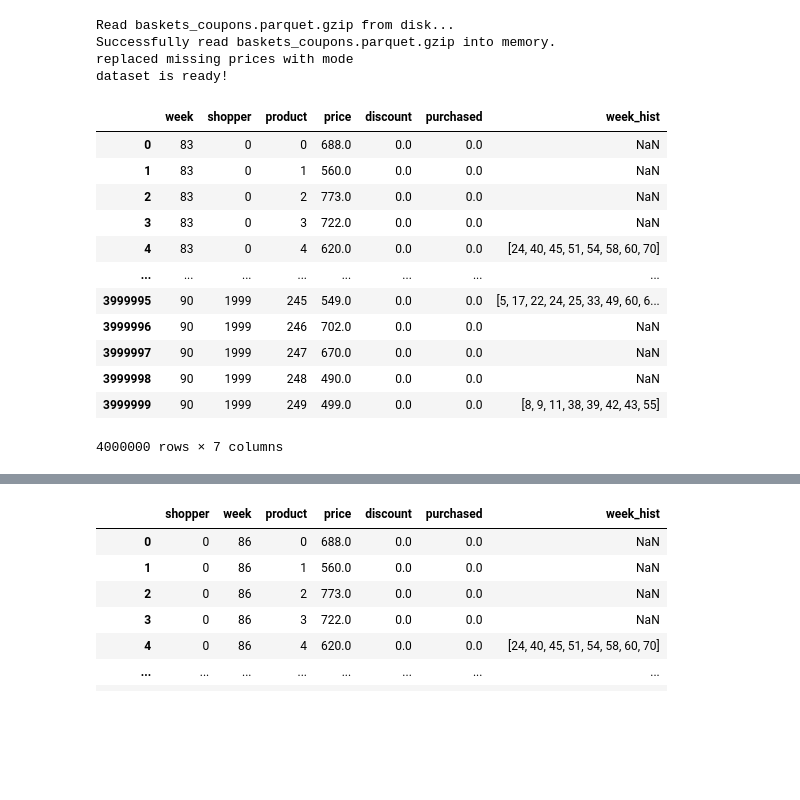
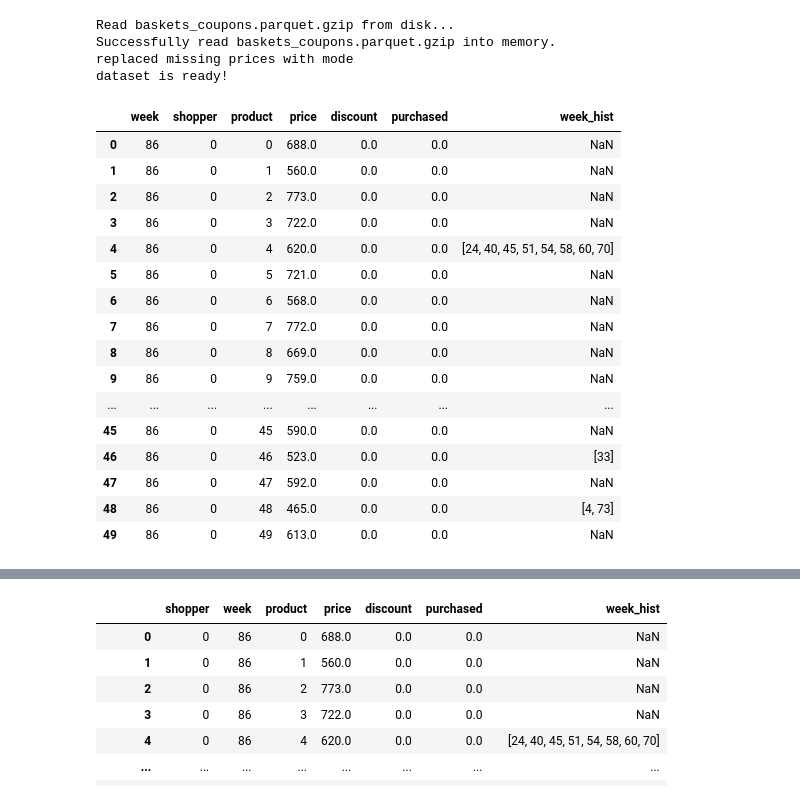
Before and after one commit to leonhagel/mlim-g2, a Jupyter notebook: code/discount-model_20210226_complete-pipeline_no-intermediary-results.ipynb, the cells around one changed output, grey strips where cells are left out. Saved outputs shown, nothing was run; the diff lists cells and outputs as text; code cells hidden in the pictures; blank space fills up the shorter version.

Commit message:
updated datastreamer

```diff
--- a/code/discount-model_20210226_complete-pipeline_no-intermediary-results.ipynb
+++ b/code/discount-model_20210226_complete-pipeline_no-intermediary-results.ipynb
@@ -39,18 +39,22 @@ Successfully read baskets_coupons.parquet.gzip into memory.
 replaced missing prices with mode
 dataset is ready!
 # %%
-datastreamer.dataset
+datastreamer.dataset[0:50]
 # %% [output]
 |  | week | shopper | product | price | discount | purchased | week_hist |
-| 0 | 83 | 0 | 0 | 688.0 | 0.0 | 0.0 | NaN |
-| 1 | 83 | 0 | 1 | 560.0 | 0.0 | 0.0 | NaN |
-| 2 | 83 | 0 | 2 | 773.0 | 0.0 | 0.0 | NaN |
-| 3 | 83 | 0 | 3 | 722.0 | 0.0 | 0.0 | NaN |
-| 4 | 83 | 0 | 4 | 620.0 | 0.0 | 0.0 | [24, 40, 45, 51, 54, 58, 60, 70] |
+| 0 | 86 | 0 | 0 | 688.0 | 0.0 | 0.0 | NaN |
+| 1 | 86 | 0 | 1 | 560.0 | 0.0 | 0.0 | NaN |
+| 2 | 86 | 0 | 2 | 773.0 | 0.0 | 0.0 | NaN |
+| 3 | 86 | 0 | 3 | 722.0 | 0.0 | 0.0 | NaN |
+| 4 | 86 | 0 | 4 | 620.0 | 0.0 | 0.0 | [24, 40, 45, 51, 54, 58, 60, 70] |
+| 5 | 86 | 0 | 5 | 721.0 | 0.0 | 0.0 | NaN |
+| 6 | 86 | 0 | 6 | 568.0 | 0.0 | 0.0 | NaN |
+| 7 | 86 | 0 | 7 | 772.0 | 0.0 | 0.0 | NaN |
+| 8 | 86 | 0 | 8 | 669.0 | 0.0 | 0.0 | NaN |
+| 9 | 86 | 0 | 9 | 759.0 | 0.0 | 0.0 | NaN |
 | ... | ... | ... | ... | ... | ... | ... | ... |
-| 3999995 | 90 | 1999 | 245 | 549.0 | 0.0 | 0.0 | [5, 17, 22, 24, 25, 33, 49, 60, 6... |
-| 3999996 | 90 | 1999 | 246 | 702.0 | 0.0 | 0.0 | NaN |
-| 3999997 | 90 | 1999 | 247 | 670.0 | 0.0 | 0.0 | NaN |
-| 3999998 | 90 | 1999 | 248 | 490.0 | 0.0 | 0.0 | NaN |
-| 3999999 | 90 | 1999 | 249 | 499.0 | 0.0 | 0.0 | [8, 9, 11, 38, 39, 42, 43, 55] |
+| 45 | 86 | 0 | 45 | 590.0 | 0.0 | 0.0 | NaN |
+| 46 | 86 | 0 | 46 | 523.0 | 0.0 | 0.0 | [33] |
+| 47 | 86 | 0 | 47 | 592.0 | 0.0 | 0.0 | NaN |
+| 48 | 86 | 0 | 48 | 465.0 | 0.0 | 0.0 | [4, 73] |
+| 49 | 86 | 0 | 49 | 613.0 | 0.0 | 0.0 | NaN |
-4000000 rows × 7 columns
```
Also changed, not shown: parts of 2 cells of this notebook, 2 other files.
